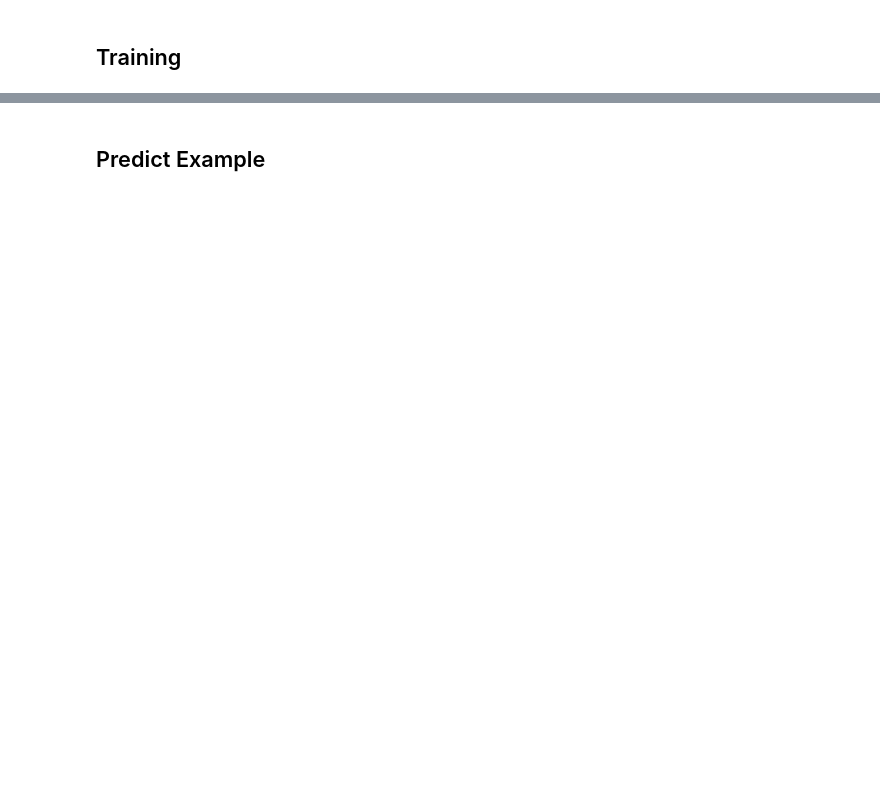
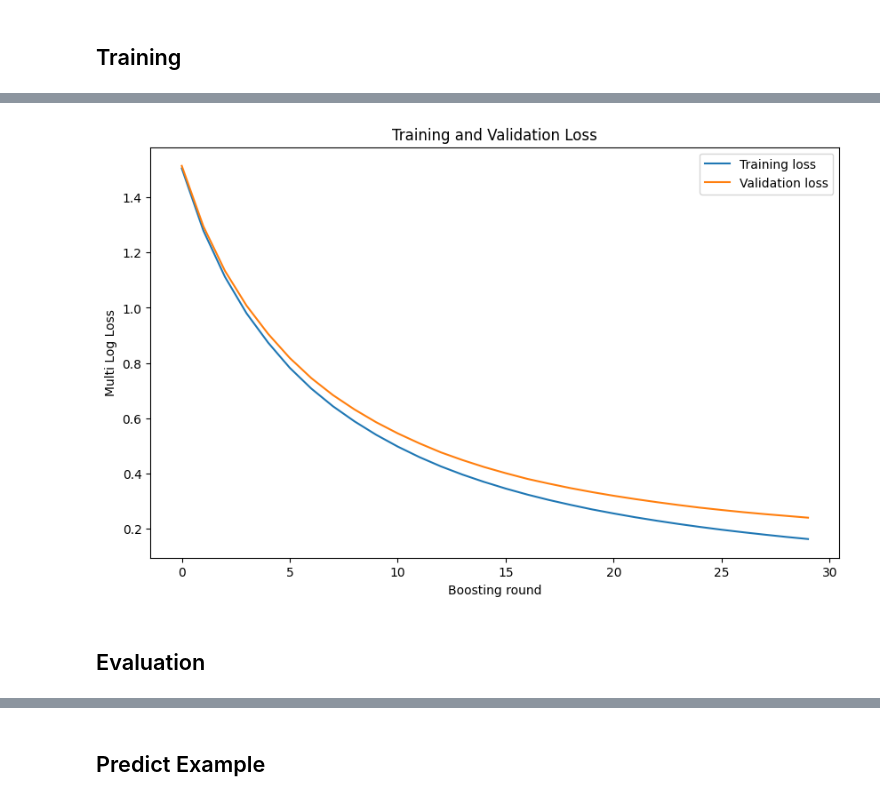
Before and after one commit to D0men1c0/ISSR_Darkweb, a Jupyter notebook: Analyze_files/CombiningAnalysisCompleteDataset/ThreadAnalysis/Modelling/simple_ML_models.ipynb, the cells around one changed output, grey strips where cells are left out. Saved outputs shown, nothing was run; the diff lists cells and outputs as text; code cells hidden in the pictures; blank space fills up the shorter version.

```diff
--- a/Analyze_files/CombiningAnalysisCompleteDataset/ThreadAnalysis/Modelling/simple_ML_models.ipynb
+++ b/Analyze_files/CombiningAnalysisCompleteDataset/ThreadAnalysis/Modelling/simple_ML_models.ipynb
@@ -63,11 +52,21 @@ params = {
     'metric': 'multi_logloss',
     'boosting_type': 'gbdt',
     'learning_rate': 0.1,
-    'num_leaves': 31,
-    'max_depth': -1,
+    'num_leaves': 20,
+    'max_depth': 8,
     'feature_fraction': 0.9,
     'bagging_fraction': 0.8,
     'bagging_freq': 5,
+    'verbose': 1
 }
 
-bst = lgb.train(params, train_data, valid_sets=[train_data, test_data], num_boost_round=1000)
+eval_result = {}
+bst = lgb.train(params,
+                train_data,
+                valid_sets=[train_data, valid_data],
+                num_boost_round=30,
+                callbacks=[
+                    lgb.early_stopping(stopping_rounds=3),
+                    lgb.log_evaluation(period=10),
+                    lgb.record_evaluation(eval_result)
+                ])
@@ -73,0 +91,17 @@ bst = lgb.train(params, train_data, valid_sets=[train_data, test_data], num_boos
+# %%
+train_losses = eval_result['training']['multi_logloss']
+valid_losses = eval_result['valid_1']['multi_logloss']
+
+# Plot delle loss durante l'addestramento
+plt.figure(figsize=(10, 6))
+plt.plot(train_losses, label='Training loss')
+plt.plot(valid_losses, label='Validation loss')
+plt.xlabel('Boosting round')
+plt.ylabel('Multi Log Loss')
+plt.title('Training and Validation Loss')
+plt.legend()
+plt.show()
+# %% [output]
+[figure, added]
+# %% [markdown]
+## Evaluation
```
Also changed, not shown: parts of 17 cells of this notebook, 2 other files.
